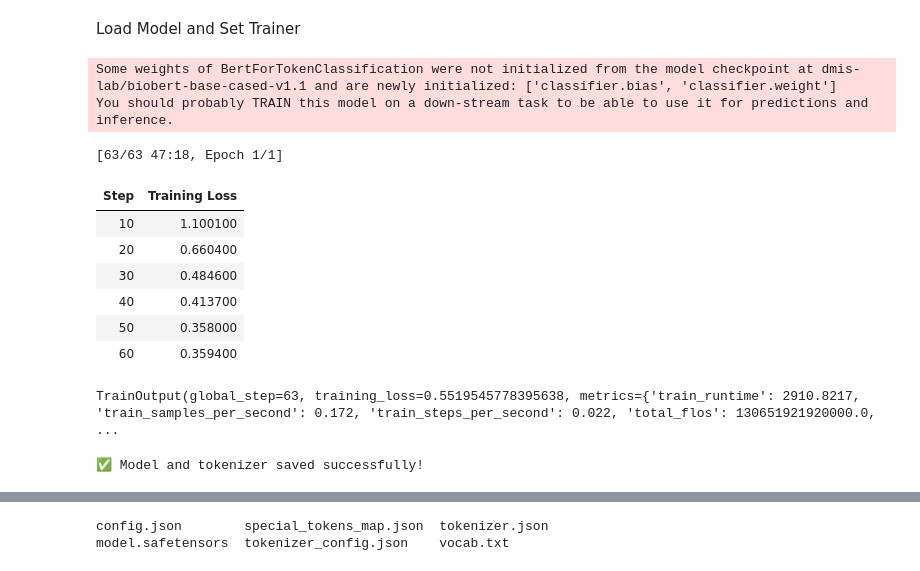
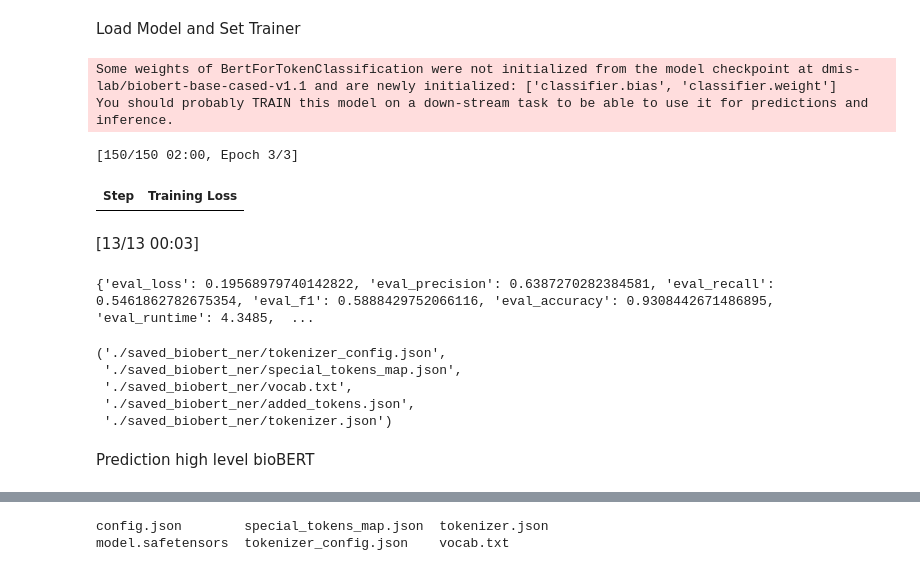
Before and after one commit to nicholashaddou/NNDL-Final-Project, a Jupyter notebook: NewDL.ipynb, the cells around one changed output, grey strips where cells are left out. Drawn from its saved outputs; the diff is of its cells as text; code cells hidden in the pictures.

```diff
--- a/NewDL.ipynb
+++ b/NewDL.ipynb
@@ -185,58 +533,62 @@ Please note that authentication is recommended but still optional to access publ
 # %% [markdown]
 Load Model and Set Trainer
 # %%
-#from transformers import AutoModelForTokenClassification, TrainingArguments, Trainer
-#import evaluate
-#import numpy as np
 
-from transformers import AutoTokenizer, AutoModelForTokenClassification, TrainingArguments, Trainer
-from datasets import Dataset
-import evaluate
-import os
 
 # Load BioBERT model
 model = AutoModelForTokenClassification.from_pretrained(
     model_name,
     num_labels=len(label_list),
     id2label=id2label,
     label2id=label2id
 )
 
-# Define evaluation metric
+# Evaluation metric
 metric = evaluate.load("seqeval")
 
 def compute_metrics(p):
     predictions, labels = p
     predictions = np.argmax(predictions, axis=2)
-
     true_labels = [[label_list[l] for l in label if l != -100] for label in labels]
-    true_predictions = [
-        [label_list[p] for (p, l) in zip(prediction, label) if l != -100]
-        for prediction, label in zip(predictions, labels)
-    ]
-
-    results = metric.compute(predictions=true_predictions, references=true_labels)
+    true_preds = [[label_list[p] for (p, l) in zip(pred, label) if l != -100] for pred, label in zip(predictions, labels)]
+    results = metric.compute(predictions=true_preds, references=true_labels)
     return {
         "precision": results["overall_precision"],
         "recall": results["overall_recall"],
         "f1": results["overall_f1"],
-        "accuracy": results["overall_accuracy"],
+        "accuracy": results["overall_accuracy"]
     }
 
-# Define training arguments
-from transformers import TrainingArguments
-
+# Training setup
 training_args = TrainingArguments(
-    output_dir="./results",
+    output_dir="./results_biobert",
     learning_rate=2e-5,
     per_device_train_batch_size=8,
     per_device_eval_batch_size=8,
-    num_train_epochs=1,
+    num_train_epochs=3,
     weight_decay=0.01,
-    logging_dir="./logs",
-    logging_steps=10,
-    report_to="none"   # 🔥 NEW WAY TO DISABLE wandb
+    logging_dir="./logs_biobert",
+    report_to="none"
 )
+
+# Trainer
+trainer = Trainer(
+    model=model,
+    args=training_args,
+    train_dataset=train_dataset,
+    eval_dataset=eval_dataset,
+    tokenizer=tokenizer,
+    compute_metrics=compute_metrics,
+)
+
+# Train and evaluate
+trainer.train()
+results = trainer.evaluate()
+print(results)
 # %% [output]
 Some weights of BertForTokenClassification were not initialized from the model checkpoint at dmis-lab/biobert-base-cased-v1.1 and are newly initialized: ['classifier.bias', 'classifier.weight']
 You should probably TRAIN this model on a down-stream task to be able to use it for predictions and inference.
+[150/150 02:00, Epoch 3/3]
+| Step | Training Loss |
+[13/13 00:03]
+{'eval_loss': 0.19568979740142822, 'eval_precision': 0.6387270282384581, 'eval_recall': 0.5461862782675354, 'eval_f1': 0.5888429752066116, 'eval_accuracy': 0.9308442671486895, 'eval_runtime': 4.3485,  ...
@@ -257,20 +595,12 @@ trainer = Trainer(
-# %%
-# Start training
-trainer.train()
-# %% [output]
-[63/63 47:18, Epoch 1/1]
-| Step | Training Loss |
-| 10 | 1.100100 |
-| 20 | 0.660400 |
-| 30 | 0.484600 |
-| 40 | 0.413700 |
-| 50 | 0.358000 |
-| 60 | 0.359400 |
-TrainOutput(global_step=63, training_loss=0.5519545778395638, metrics={'train_runtime': 2910.8217, 'train_samples_per_second': 0.172, 'train_steps_per_second': 0.022, 'total_flos': 130651921920000.0,  ...
 # %%
 
 model.save_pretrained("./saved_biobert_ner")
 tokenizer.save_pretrained("./saved_biobert_ner")
-print("✅ Model and tokenizer saved successfully!")
 # %% [output]
-✅ Model and tokenizer saved successfully!
+('./saved_biobert_ner/tokenizer_config.json',
+ './saved_biobert_ner/special_tokens_map.json',
+ './saved_biobert_ner/vocab.txt',
+ './saved_biobert_ner/added_tokens.json',
+ './saved_biobert_ner/tokenizer.json')
+# %% [markdown]
+Prediction high level bioBERT
```
Also changed, not shown: parts of 36 cells of this notebook.
